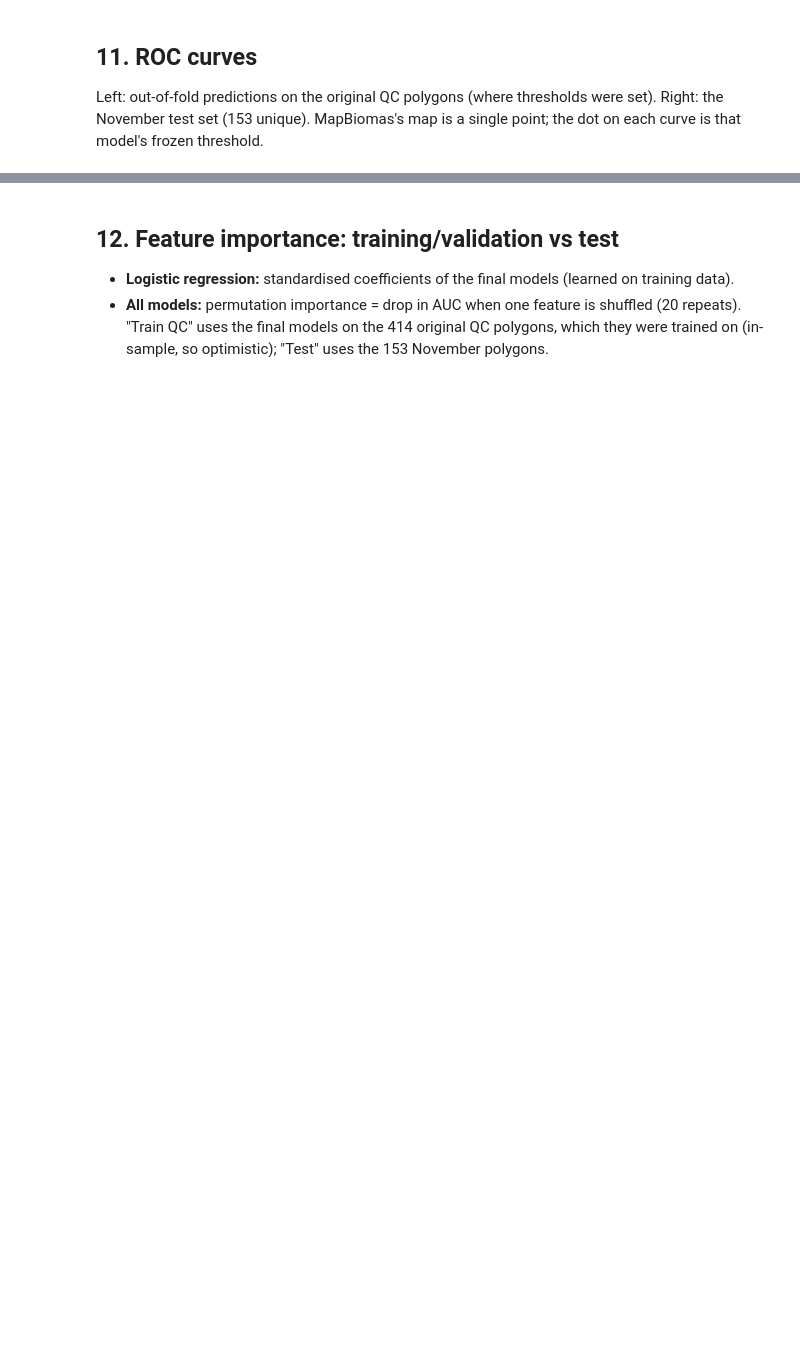
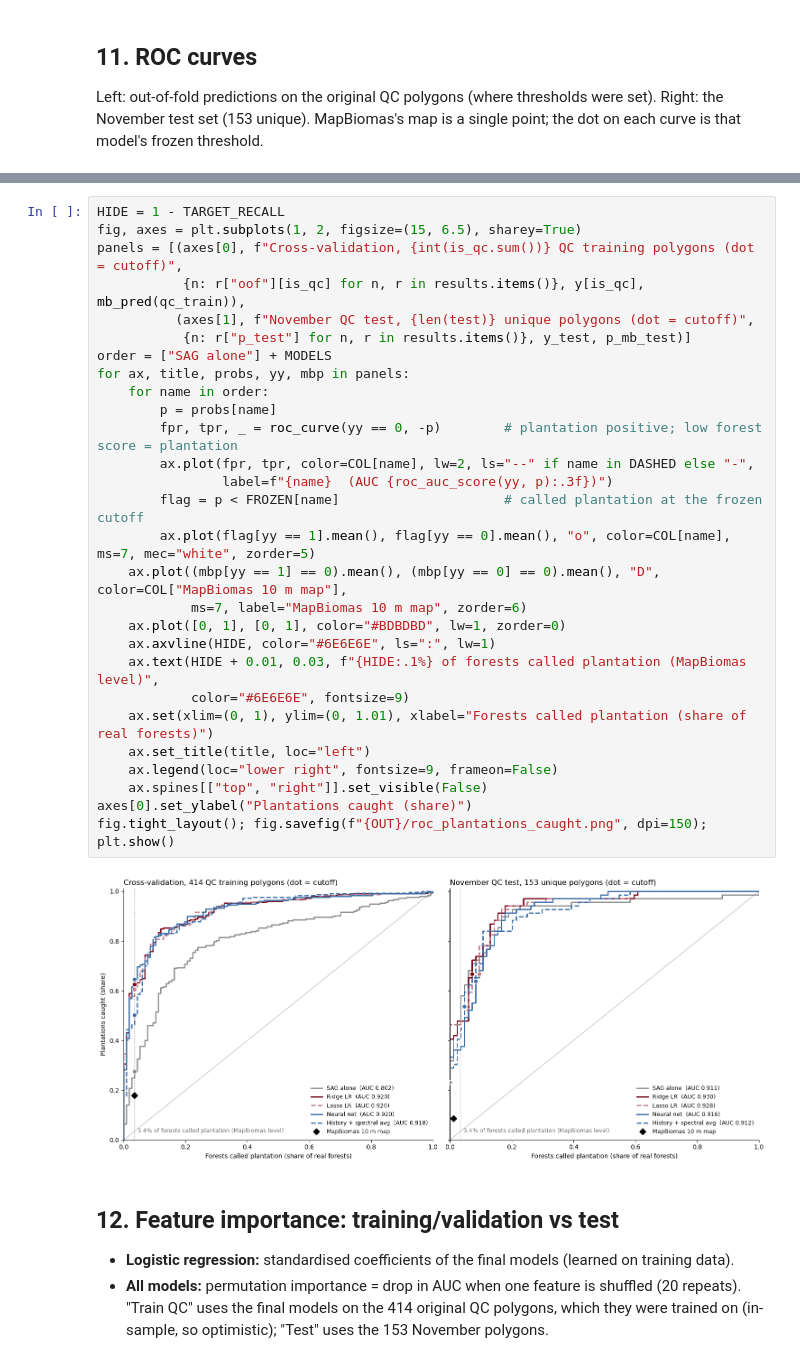
Before and after one commit to clement-docteur/mit_cropin_alab, a Jupyter notebook: models/nov_test_models.ipynb, the cells around one changed output, grey strips where cells are left out. Cells and saved outputs as stored; diff of their text form; blank space fills up the shorter version.

```diff
--- a/models/nov_test_models.ipynb
+++ b/models/nov_test_models.ipynb
@@ -564,3 +598,33 @@ fig.tight_layout(); fig.savefig(f"{OUT}/roc_curves.png", dpi=150); plt.show()
+# %%
+HIDE = 1 - TARGET_RECALL
+fig, axes = plt.subplots(1, 2, figsize=(15, 6.5), sharey=True)
+panels = [(axes[0], f"Cross-validation, {int(is_qc.sum())} QC training polygons (dot = cutoff)",
+           {n: r["oof"][is_qc] for n, r in results.items()}, y[is_qc], mb_pred(qc_train)),
+          (axes[1], f"November QC test, {len(test)} unique polygons (dot = cutoff)",
+           {n: r["p_test"] for n, r in results.items()}, y_test, p_mb_test)]
+order = ["SAG alone"] + MODELS
+for ax, title, probs, yy, mbp in panels:
+    for name in order:
+        p = probs[name]
+        fpr, tpr, _ = roc_curve(yy == 0, -p)        # plantation positive; low forest score = plantation
+        ax.plot(fpr, tpr, color=COL[name], lw=2, ls="--" if name in DASHED else "-",
+                label=f"{name}  (AUC {roc_auc_score(yy, p):.3f})")
+        flag = p < FROZEN[name]                     # called plantation at the frozen cutoff
+        ax.plot(flag[yy == 1].mean(), flag[yy == 0].mean(), "o", color=COL[name], ms=7, mec="white", zorder=5)
+    ax.plot((mbp[yy == 1] == 0).mean(), (mbp[yy == 0] == 0).mean(), "D", color=COL["MapBiomas 10 m map"],
+            ms=7, label="MapBiomas 10 m map", zorder=6)
+    ax.plot([0, 1], [0, 1], color="#BDBDBD", lw=1, zorder=0)
+    ax.axvline(HIDE, color="#6E6E6E", ls=":", lw=1)
+    ax.text(HIDE + 0.01, 0.03, f"{HIDE:.1%} of forests called plantation (MapBiomas level)",
+            color="#6E6E6E", fontsize=9)
+    ax.set(xlim=(0, 1), ylim=(0, 1.01), xlabel="Forests called plantation (share of real forests)")
+    ax.set_title(title, loc="left")
+    ax.legend(loc="lower right", fontsize=9, frameon=False)
+    ax.spines[["top", "right"]].set_visible(False)
+axes[0].set_ylabel("Plantations caught (share)")
+fig.tight_layout(); fig.savefig(f"{OUT}/roc_plantations_caught.png", dpi=150); plt.show()
+# %% [output]
+[figure, added]
 # %% [markdown]
 ## 12. Feature importance: training/validation vs test
 - **Logistic regression:** standardised coefficients of the final models (learned on training data).
```
Also changed, not shown: parts of 10 cells of this notebook, 6 other files.
